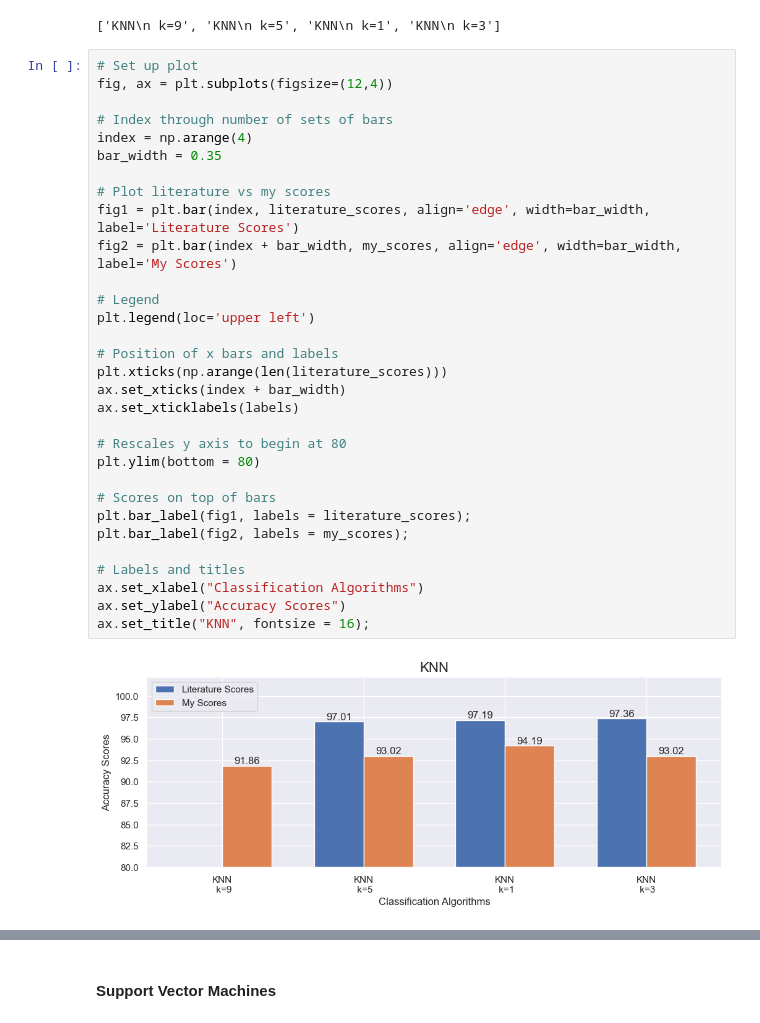
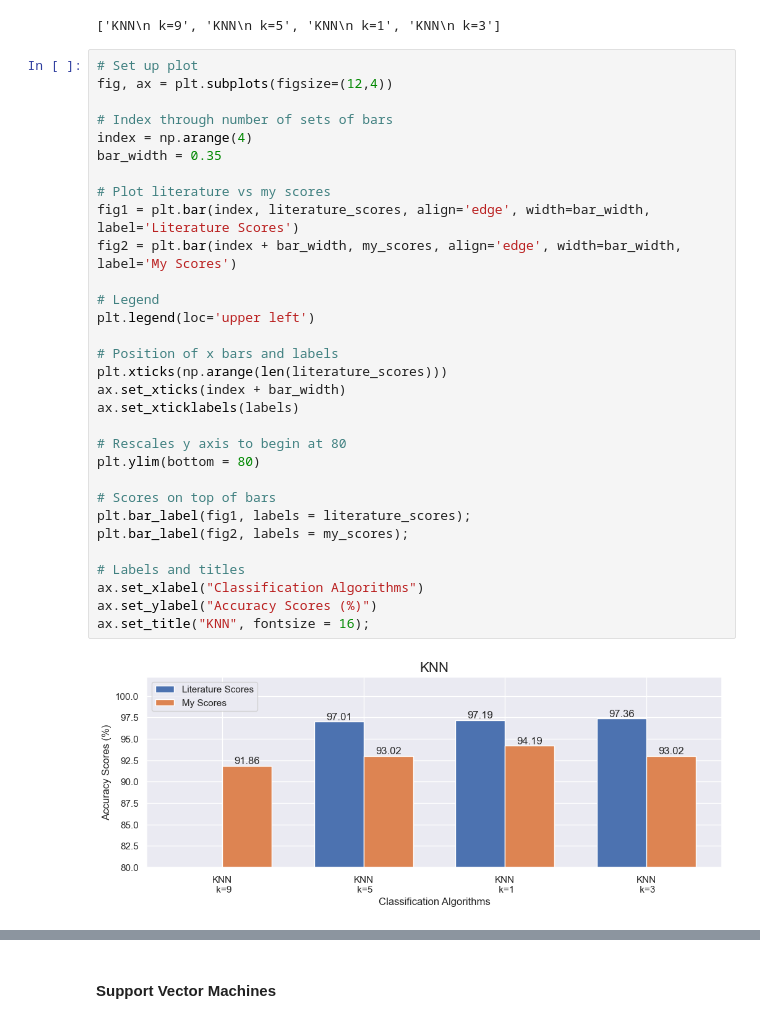
Before and after one commit to ShaneOG2/ProgrammingForDAp2, a Jupyter notebook: Analysis.ipynb, the cells around one changed output, grey strips where cells are left out. Drawn from its saved outputs; the diff is of its cells as text.

```diff
--- a/Analysis.ipynb
+++ b/Analysis.ipynb
@@ -1434,32 +1436,32 @@ labels
 # Set up plot
 fig, ax = plt.subplots(figsize=(12,4))
 
 # Index through number of sets of bars
 index = np.arange(4)
 bar_width = 0.35
 
 # Plot literature vs my scores
 fig1 = plt.bar(index, literature_scores, align='edge', width=bar_width, label='Literature Scores')
 fig2 = plt.bar(index + bar_width, my_scores, align='edge', width=bar_width, label='My Scores')
 
 # Legend
 plt.legend(loc='upper left')
 
 # Position of x bars and labels
 plt.xticks(np.arange(len(literature_scores)))
 ax.set_xticks(index + bar_width)
 ax.set_xticklabels(labels)
 
 # Rescales y axis to begin at 80
 plt.ylim(bottom = 80)
 
 # Scores on top of bars
 plt.bar_label(fig1, labels = literature_scores);
 plt.bar_label(fig2, labels = my_scores);
 
 # Labels and titles
 ax.set_xlabel("Classification Algorithms")
-ax.set_ylabel("Accuracy Scores")
+ax.set_ylabel("Accuracy Scores (%)")
 ax.set_title("KNN", fontsize = 16);
 # %% [output]
-[figure, old version]
+[figure, new version]
```
Also changed, not shown: parts of 19 cells of this notebook, 1 other file.
